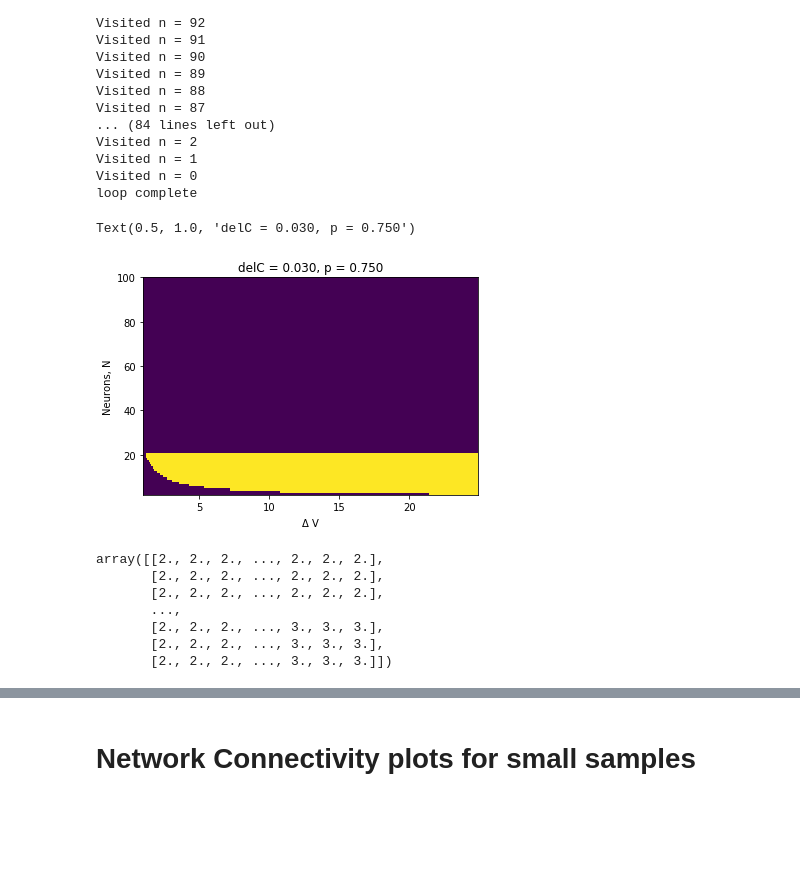
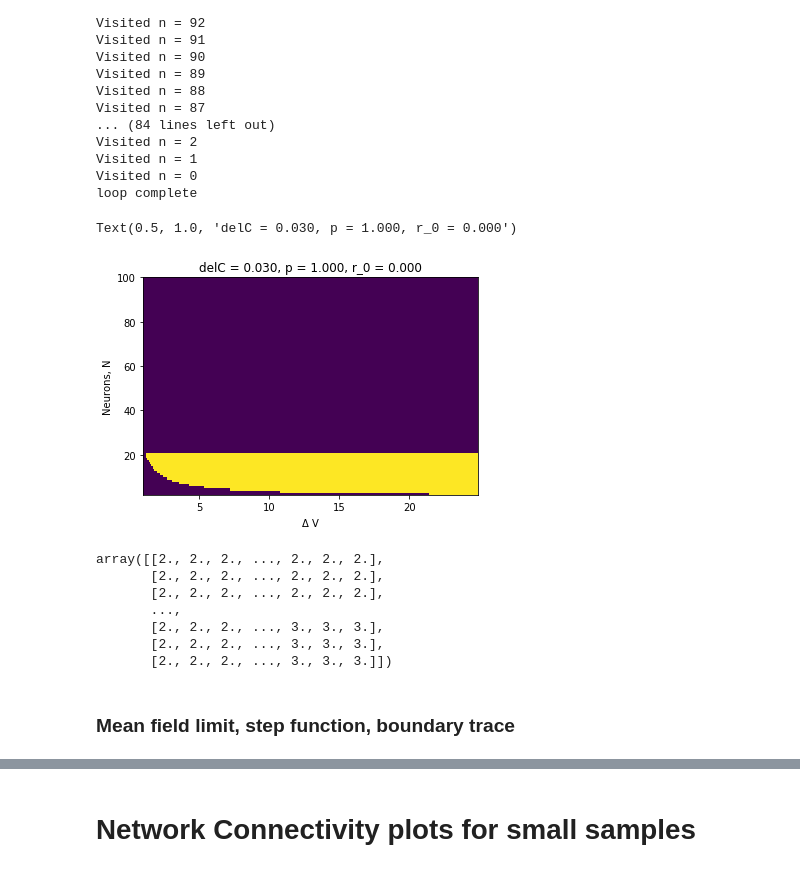
Before and after one commit to mbibireata/Networks, a Jupyter notebook: Rhythmogenesis.ipynb, the cells around one changed output, grey strips where cells are left out. Cells and saved outputs as stored; diff of their text form; code cells hidden in the pictures; blank space fills up the shorter version.

```diff
--- a/Rhythmogenesis.ipynb
+++ b/Rhythmogenesis.ipynb
@@ -439,8 +439,11 @@ def step_mf_dyn(M,l,params):
     avC=zeros(N)  #average calcium
 
     for i in range(n):
-        V[0,i]=V0 #initial conditions
-        C[0,i]=C0
+        #initial conditions
+        #V[0,i]=V0
+        #C[0,i]=C0
+        V[0,i]=np.random.uniform(Vstar-1, Vstar+1)
+        C[0,i]=np.random.uniform(Cstar-1, Cstar+1)
         if V[0,i] > Vstar: #keep track of and return how many neurons in the network are actually firing
             firing_neurons_count[0,i] = 1
         avV[0]=n*V0  #we will divide to n later
@@ -470,7 +473,7 @@ def step_mf_dyn(M,l,params):
         avC[i]=avC[i]/n
         avV[i]=avV[i]/n
 
-    return avC, avV, firing_neurons_count
+    return avC, avV, C, V, firing_neurons_count
 
 @jit(nopython=True)
 def sigmoid_mf_dyn(M,l,params):
@@ -1250,6 +1253,6 @@ plt.savefig("phase/sample5/phase_dc_{}".format("03"))
 # %%
 n = 100
-p = 3/4
+p = 1
 M = getRandomConnectivity(n, p)
 l = matrixOfEdges(M, n)
 # %%
@@ -1349,15 +1352,15 @@ loop complete
 # %%
 cmap = plt.cm.viridis
 data = np.flip(phase, axis=0)
 norm = plt.Normalize(vmin = data.min(), vmax = data.max())
 img = cmap(norm(data))
 imshow(img, aspect='auto', extent=[V_space[0],V_space[-1],n_space[0],n_space[-1]])
 ylabel("Neurons, N")
 xlabel(r"$\Delta$ V")
-plt.title("delC = {:.3f}, p = {:.3f}".format(delC, p))
+plt.title("delC = {:.3f}, p = {:.3f}, r_0 = {:.3f}".format(delC, p, r_0))
 # %% [output]
-Text(0.5, 1.0, 'delC = 0.030, p = 0.750')
+Text(0.5, 1.0, 'delC = 0.030, p = 1.000, r_0 = 0.000')
-[figure, old version]
+[figure, new version]
 # %%
 data
 # %% [output]
@@ -1368,3 +1371,5 @@ array([[2., 2., 2., ..., 2., 2., 2.],
        [2., 2., 2., ..., 3., 3., 3.],
        [2., 2., 2., ..., 3., 3., 3.],
        [2., 2., 2., ..., 3., 3., 3.]])
+# %% [markdown]
+### Mean field limit, step function, boundary trace
```
Also changed, not shown: parts of 11 cells of this notebook.
